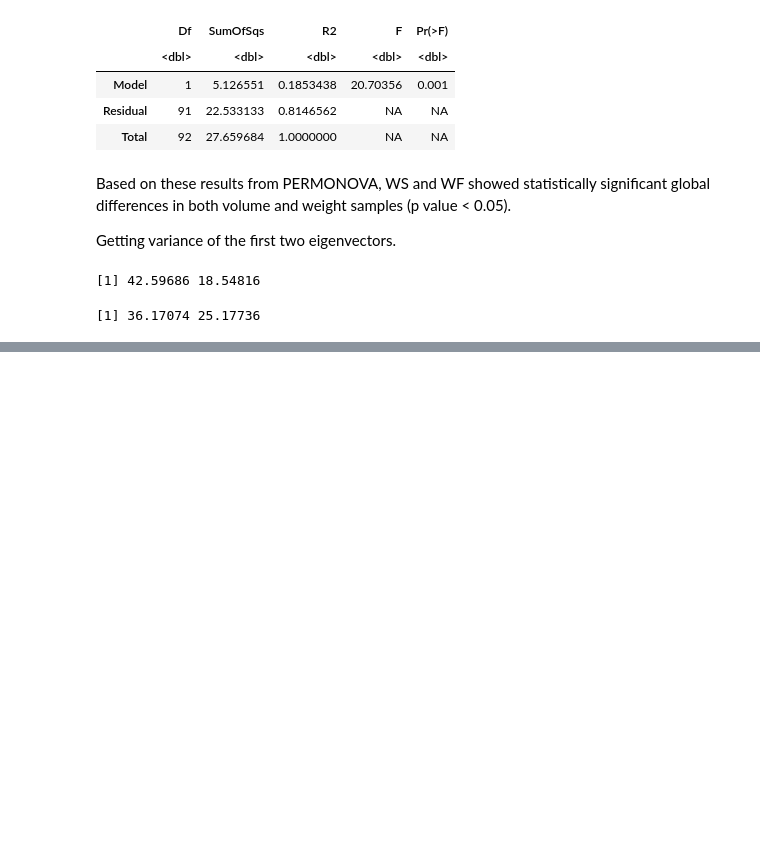
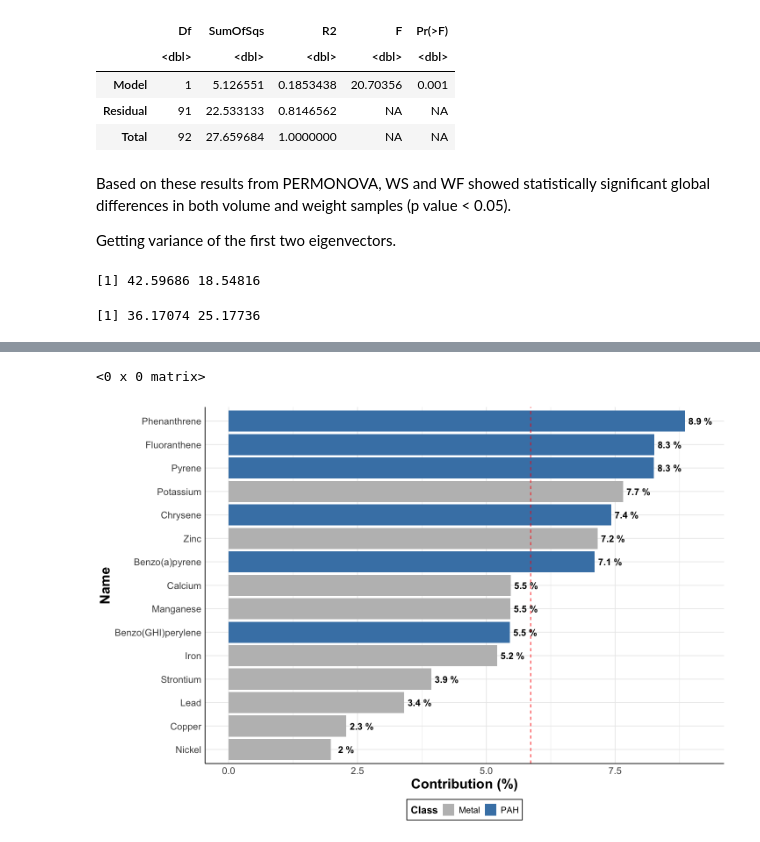
Before and after one commit to UNC-CEMALB/P1015.-Wildfire_Suffcient_Similiarity, a Jupyter notebook: 2. Cluster Analysis/PCoA.ipynb, the cells around one changed output, grey strips where cells are left out. Cells and saved outputs as stored; diff of their text form; code cells hidden in the pictures; blank space fills up the shorter version.

```diff
--- a/2. Cluster Analysis/PCoA.ipynb
+++ b/2. Cluster Analysis/PCoA.ipynb
@@ -309,0 +342,24 @@ even if they are absent in many samples.
+# %%
+head(vol_contrib_df)
+# %% [output]
+<0 x 0 matrix>
+# %%
+ggplot(vol_contrib_df, aes(x = Contribution, y = reorder(Name, Contribution))) +
+  geom_col(aes(fill = Class)) +
+  geom_vline(xintercept = mean(vol_contrib_df$Contribution), linetype = "dashed", color = "red") +
+  geom_text(aes(x = Contribution + 0.3, label = paste(round(Contribution, 1), "%")), fontface = "bold", size = 4.5) +
+
+  theme_minimal() +
+  theme(legend.title = element_text(face = 'bold', size = 14), #changes legend title
+        legend.text = element_text(size = 12), #changes legend text
+        legend.position = "bottom", # changing legend position
+        legend.background = element_rect(colour = 'black', fill = 'white', linetype = 'solid'),
+      axis.line = element_line(colour="black"), #making x and y axes black
+      axis.text = element_text(size = 13), #changing size of x axis labels
+      axis.title = element_text(face = "bold", size = rel(1.7))) + #changes axis titles
+
+  labs(x = 'Contribution (%)', y = 'Name') + #changing axis labels
+
+  scale_fill_manual(values = c('Gray', "Steelblue"))
+# %% [output]
+[figure, added]
```
Also changed, not shown: parts of 9 cells of this notebook.
